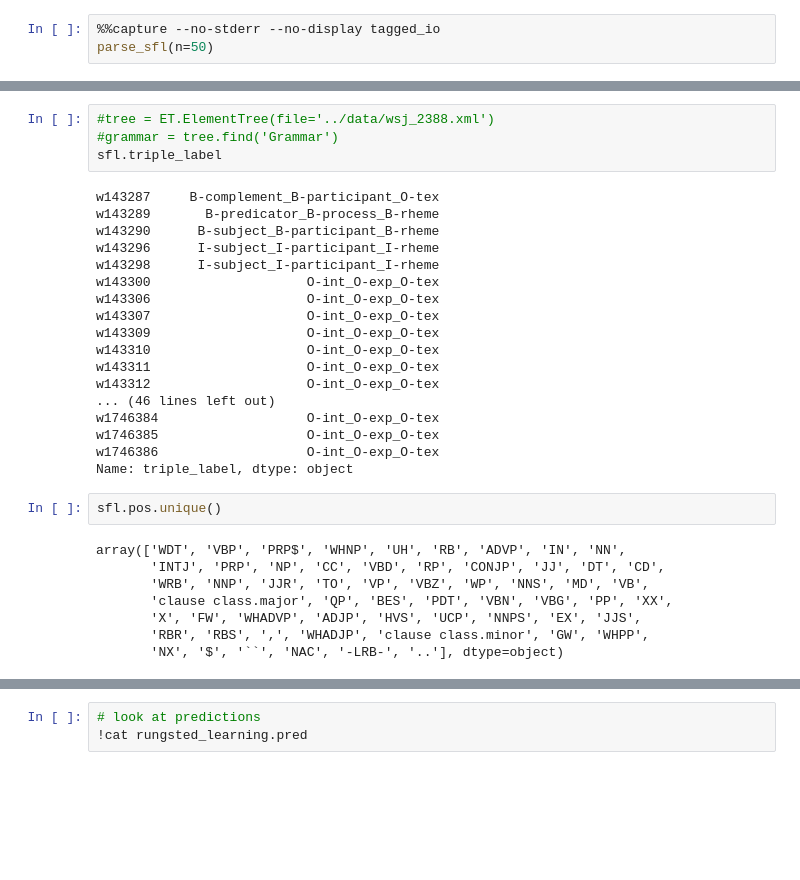
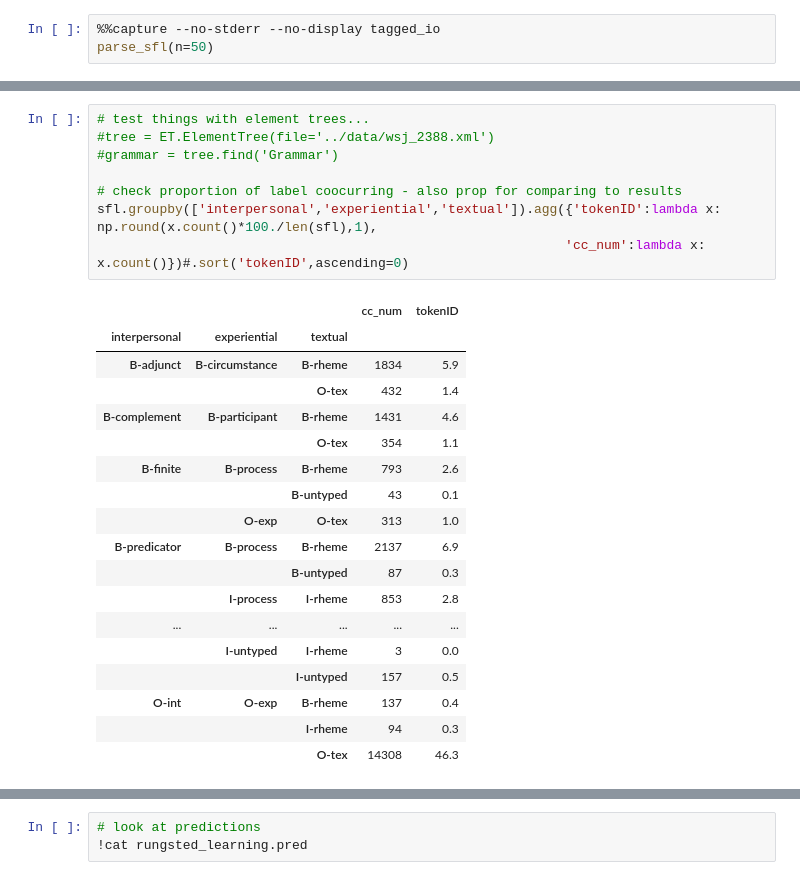
Before and after one commit to SigridK/notebooks, a Jupyter notebook: ET_lab.ipynb, the cells around one changed output, grey strips where cells are left out. Saved outputs shown, nothing was run; the diff lists cells and outputs as text; blank space fills up the shorter version.

```diff
--- a/ET_lab.ipynb
+++ b/ET_lab.ipynb
@@ -42,35 +42,30 @@ to_plot = sfl.groupby('triple_label').count().sort('tokenID',ascending=0).tokenI
     kind='bar',logy=True)
 # %% [output]
 [figure]
-# %%
-#tree = ET.ElementTree(file='../data/wsj_2388.xml')
-#grammar = tree.find('Grammar')
-sfl.triple_label
-# %% [output]
-w143287     B-complement_B-participant_O-tex
-w143289       B-predicator_B-process_B-rheme
-w143290      B-subject_B-participant_B-rheme
-w143296      I-subject_I-participant_I-rheme
-w143298      I-subject_I-participant_I-rheme
-w143300                    O-int_O-exp_O-tex
-w143306                    O-int_O-exp_O-tex
-w143307                    O-int_O-exp_O-tex
-w143309                    O-int_O-exp_O-tex
-w143310                    O-int_O-exp_O-tex
-w143311                    O-int_O-exp_O-tex
-w143312                    O-int_O-exp_O-tex
-... (46 lines left out)
-w1746384                   O-int_O-exp_O-tex
-w1746385                   O-int_O-exp_O-tex
-w1746386                   O-int_O-exp_O-tex
-Name: triple_label, dtype: object
-# %%
-sfl.pos.unique()
-# %% [output]
-array(['WDT', 'VBP', 'PRP$', 'WHNP', 'UH', 'RB', 'ADVP', 'IN', 'NN',
-       'INTJ', 'PRP', 'NP', 'CC', 'VBD', 'RP', 'CONJP', 'JJ', 'DT', 'CD',
-       'WRB', 'NNP', 'JJR', 'TO', 'VP', 'VBZ', 'WP', 'NNS', 'MD', 'VB',
-       'clause class.major', 'QP', 'BES', 'PDT', 'VBN', 'VBG', 'PP', 'XX',
-       'X', 'FW', 'WHADVP', 'ADJP', 'HVS', 'UCP', 'NNPS', 'EX', 'JJS',
-       'RBR', 'RBS', ',', 'WHADJP', 'clause class.minor', 'GW', 'WHPP',
-       'NX', '$', '``', 'NAC', '-LRB-', '..'], dtype=object)
+# %%
+# test things with element trees...
+#tree = ET.ElementTree(file='../data/wsj_2388.xml')
+#grammar = tree.find('Grammar')
+
+# check proportion of label coocurring - also prop for comparing to results
+sfl.groupby(['interpersonal','experiential','textual']).agg({'tokenID':lambda x: np.round(x.count()*100./len(sfl),1),
+                                                            'cc_num':lambda x: x.count()})#.sort('tokenID',ascending=0)
+# %% [output]
+|  |  |  | cc_num | tokenID |
+| interpersonal | experiential | textual |  |  |
+| B-adjunct | B-circumstance | B-rheme | 1834 | 5.9 |
+|  |  | O-tex | 432 | 1.4 |
+| B-complement | B-participant | B-rheme | 1431 | 4.6 |
+|  |  | O-tex | 354 | 1.1 |
+| B-finite | B-process | B-rheme | 793 | 2.6 |
+|  |  | B-untyped | 43 | 0.1 |
+|  | O-exp | O-tex | 313 | 1.0 |
+| B-predicator | B-process | B-rheme | 2137 | 6.9 |
+|  |  | B-untyped | 87 | 0.3 |
+|  | I-process | I-rheme | 853 | 2.8 |
+| ... | ... | ... | ... | ... |
+|  | I-untyped | I-rheme | 3 | 0.0 |
+|  |  | I-untyped | 157 | 0.5 |
+| O-int | O-exp | B-rheme | 137 | 0.4 |
+|  |  | I-rheme | 94 | 0.3 |
+|  |  | O-tex | 14308 | 46.3 |
```
Also changed, not shown: parts of 6 cells of this notebook.
